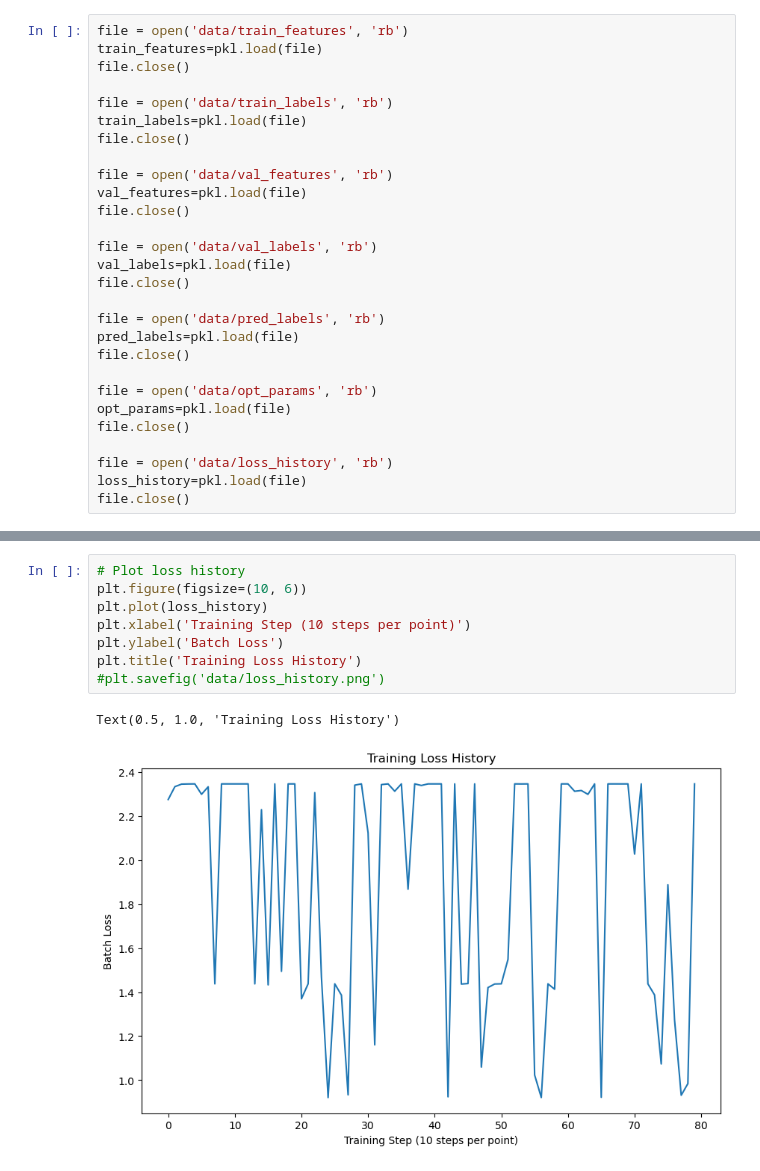
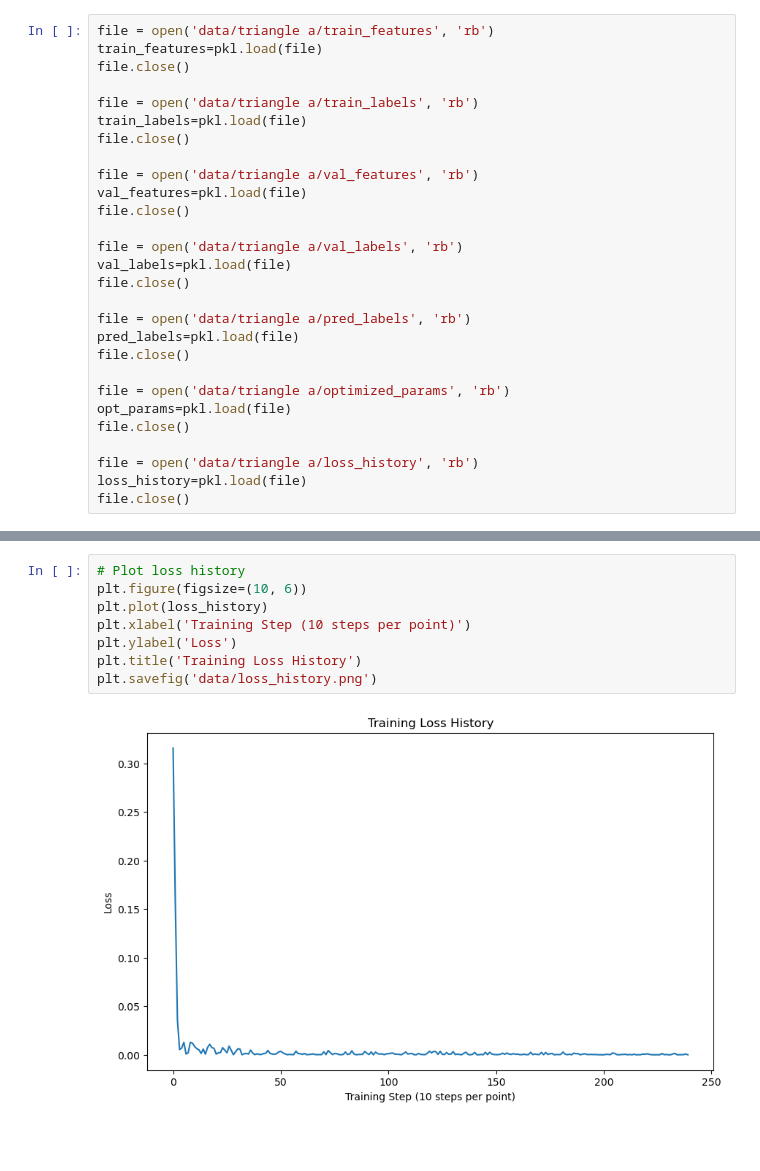
Before and after one commit to sdebesai7/second_order_rxn_nets, a Jupyter notebook: optimizing_rates_plots.ipynb, the cells around one changed output, grey strips where cells are left out. Drawn from its saved outputs; the diff is of its cells as text; blank space fills up the shorter version.

```diff
--- a/optimizing_rates_plots.ipynb
+++ b/optimizing_rates_plots.ipynb
@@ -6,28 +11,28 @@ from matplotlib.colors import ListedColormap
 # %%
-file = open('data/train_features', 'rb')
+file = open('data/triangle a/train_features', 'rb')
 train_features=pkl.load(file)
 file.close()
 
-file = open('data/train_labels', 'rb')
+file = open('data/triangle a/train_labels', 'rb')
 train_labels=pkl.load(file)
 file.close()
 
-file = open('data/val_features', 'rb')
+file = open('data/triangle a/val_features', 'rb')
 val_features=pkl.load(file)
 file.close()
 
-file = open('data/val_labels', 'rb')
+file = open('data/triangle a/val_labels', 'rb')
 val_labels=pkl.load(file)
 file.close()
 
-file = open('data/pred_labels', 'rb')
+file = open('data/triangle a/pred_labels', 'rb')
 pred_labels=pkl.load(file)
 file.close()
 
-file = open('data/opt_params', 'rb')
+file = open('data/triangle a/optimized_params', 'rb')
 opt_params=pkl.load(file)
 file.close()
 
-file = open('data/loss_history', 'rb')
+file = open('data/triangle a/loss_history', 'rb')
 loss_history=pkl.load(file)
 file.close()
@@ -62,11 +77,10 @@ Text(0, 0.5, 'F_a2_in')
 # %%
 # Plot loss history
 plt.figure(figsize=(10, 6))
 plt.plot(loss_history)
 plt.xlabel('Training Step (10 steps per point)')
-plt.ylabel('Batch Loss')
+plt.ylabel('Loss')
 plt.title('Training Loss History')
-#plt.savefig('data/loss_history.png')
+plt.savefig('data/loss_history.png')
 # %% [output]
-Text(0.5, 1.0, 'Training Loss History')
-[figure, old version]
+[figure, new version]
```
Also changed, not shown: parts of 18 cells of this notebook, 5 other files.
